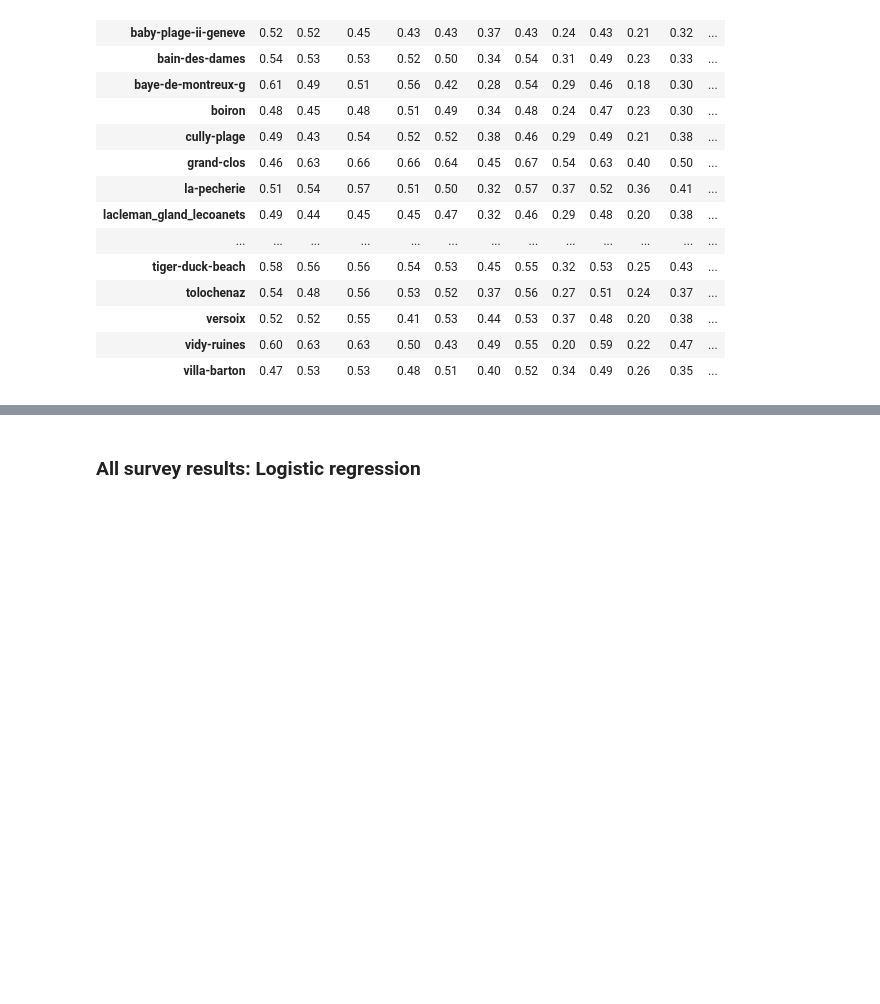
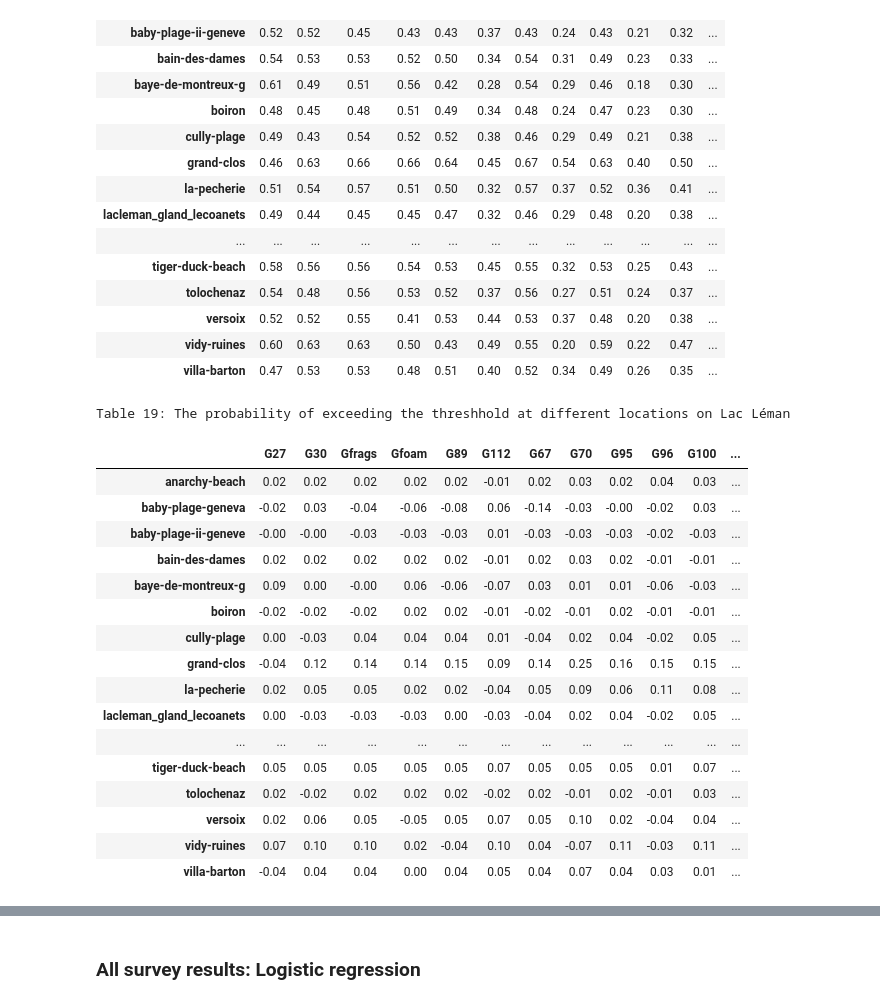
Before and after one commit to hammerdirt-analyst/landuse, a Jupyter notebook: probability.ipynb, the cells around one changed output, grey strips where cells are left out. Saved outputs shown, nothing was run; the diff lists cells and outputs as text; code cells hidden in the pictures; blank space fills up the shorter version.

```diff
--- a/probability.ipynb
+++ b/probability.ipynb
@@ -1983,3 +1969,27 @@ Table 19: The probability of exceeding the threshhold at different locations on
 | versoix | 0.52 | 0.52 | 0.55 | 0.41 | 0.53 | 0.44 | 0.53 | 0.37 | 0.48 | 0.20 | 0.38 | ... |
 | vidy-ruines | 0.60 | 0.63 | 0.63 | 0.50 | 0.43 | 0.49 | 0.55 | 0.20 | 0.59 | 0.22 | 0.47 | ... |
 | villa-barton | 0.47 | 0.53 | 0.53 | 0.48 | 0.51 | 0.40 | 0.52 | 0.34 | 0.49 | 0.26 | 0.35 | ... |
+# %%
+diff = alake - lake_priors
+
+amin, amax = diff.min().min(), diff.max().max()
+diff.style.format(precision=2).background_gradient(vmin=amin, vmax=amax, cmap='RdYlGn_r').set_table_styles(table_css_styles).set_caption(caption)
+# %% [output]
+Table 19: The probability of exceeding the threshhold at different locations on Lac Léman
+|  | G27 | G30 | Gfrags | Gfoam | G89 | G112 | G67 | G70 | G95 | G96 | G100 | ... |
+| anarchy-beach | 0.02 | 0.02 | 0.02 | 0.02 | 0.02 | -0.01 | 0.02 | 0.03 | 0.02 | 0.04 | 0.03 | ... |
+| baby-plage-geneva | -0.02 | 0.03 | -0.04 | -0.06 | -0.08 | 0.06 | -0.14 | -0.03 | -0.00 | -0.02 | 0.03 | ... |
+| baby-plage-ii-geneve | -0.00 | -0.00 | -0.03 | -0.03 | -0.03 | 0.01 | -0.03 | -0.03 | -0.03 | -0.02 | -0.03 | ... |
+| bain-des-dames | 0.02 | 0.02 | 0.02 | 0.02 | 0.02 | -0.01 | 0.02 | 0.03 | 0.02 | -0.01 | -0.01 | ... |
+| baye-de-montreux-g | 0.09 | 0.00 | -0.00 | 0.06 | -0.06 | -0.07 | 0.03 | 0.01 | 0.01 | -0.06 | -0.03 | ... |
+| boiron | -0.02 | -0.02 | -0.02 | 0.02 | 0.02 | -0.01 | -0.02 | -0.01 | 0.02 | -0.01 | -0.01 | ... |
+| cully-plage | 0.00 | -0.03 | 0.04 | 0.04 | 0.04 | 0.01 | -0.04 | 0.02 | 0.04 | -0.02 | 0.05 | ... |
+| grand-clos | -0.04 | 0.12 | 0.14 | 0.14 | 0.15 | 0.09 | 0.14 | 0.25 | 0.16 | 0.15 | 0.15 | ... |
+| la-pecherie | 0.02 | 0.05 | 0.05 | 0.02 | 0.02 | -0.04 | 0.05 | 0.09 | 0.06 | 0.11 | 0.08 | ... |
+| lacleman_gland_lecoanets | 0.00 | -0.03 | -0.03 | -0.03 | 0.00 | -0.03 | -0.04 | 0.02 | 0.04 | -0.02 | 0.05 | ... |
+| ... | ... | ... | ... | ... | ... | ... | ... | ... | ... | ... | ... | ... |
+| tiger-duck-beach | 0.05 | 0.05 | 0.05 | 0.05 | 0.05 | 0.07 | 0.05 | 0.05 | 0.05 | 0.01 | 0.07 | ... |
+| tolochenaz | 0.02 | -0.02 | 0.02 | 0.02 | 0.02 | -0.02 | 0.02 | -0.01 | 0.02 | -0.01 | 0.03 | ... |
+| versoix | 0.02 | 0.06 | 0.05 | -0.05 | 0.05 | 0.07 | 0.05 | 0.10 | 0.02 | -0.04 | 0.04 | ... |
+| vidy-ruines | 0.07 | 0.10 | 0.10 | 0.02 | -0.04 | 0.10 | 0.04 | -0.07 | 0.11 | -0.03 | 0.11 | ... |
+| villa-barton | -0.04 | 0.04 | 0.04 | 0.00 | 0.04 | 0.05 | 0.04 | 0.07 | 0.04 | 0.03 | 0.01 | ... |
```
Also changed, not shown: parts of 18 cells of this notebook.
